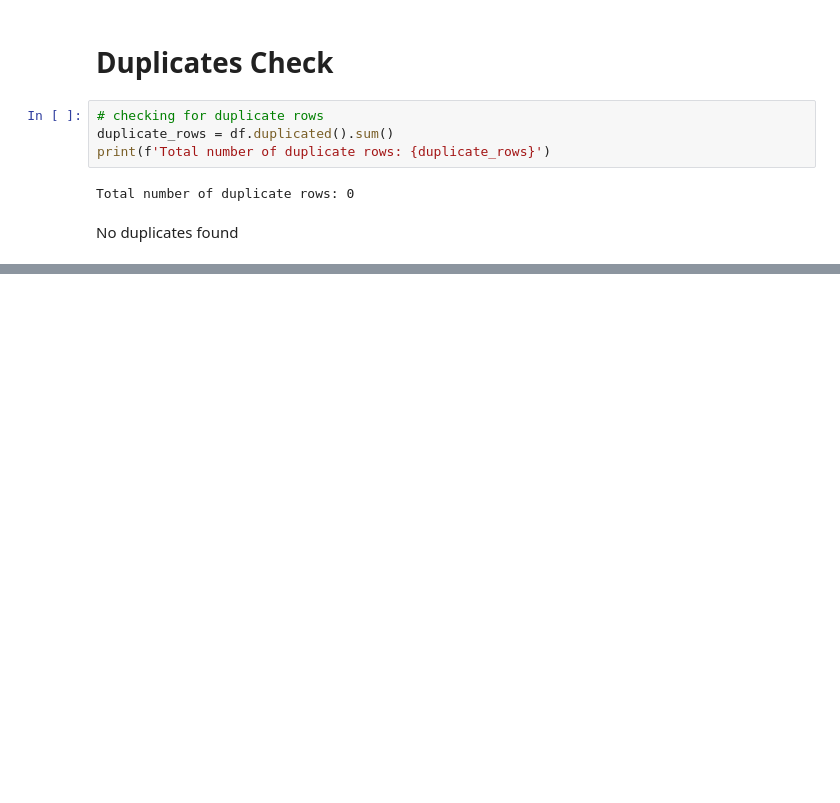
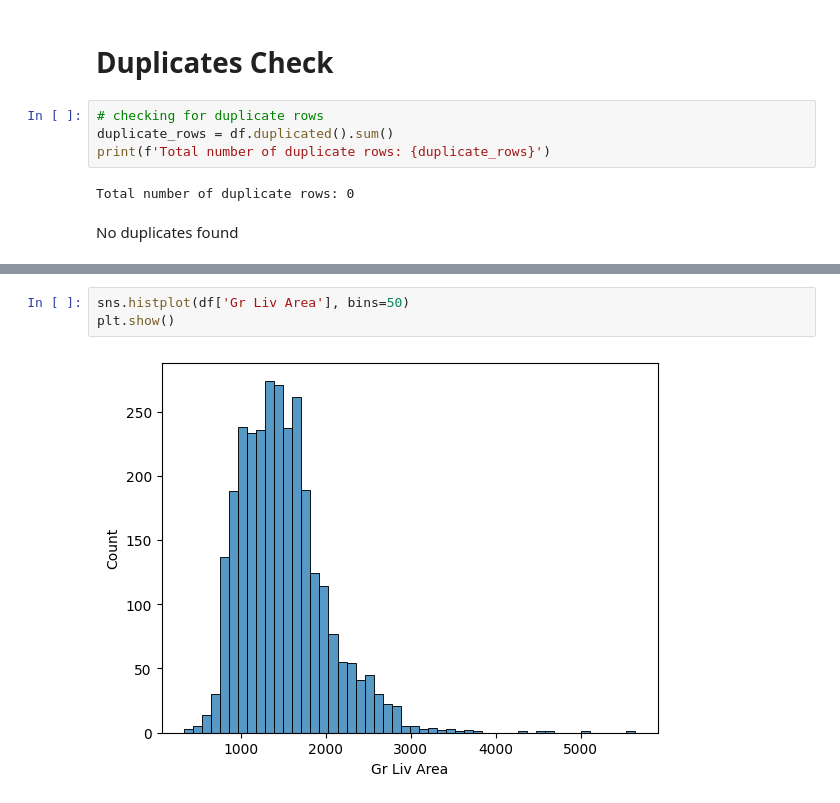
Before and after one commit to codebynishhhi/house_price_prediction, a Jupyter notebook: notebooks/exploration.ipynb, the cells around one changed output, grey strips where cells are left out. Cells and saved outputs as stored; diff of their text form; blank space fills up the shorter version.

```diff
--- a/notebooks/exploration.ipynb
+++ b/notebooks/exploration.ipynb
@@ -849,0 +872,5 @@ No duplicates found
+# %%
+sns.histplot(df['Gr Liv Area'], bins=50)
+plt.show()
+# %% [output]
+[figure, added]
```
Also changed, not shown: parts of 7 cells of this notebook.
